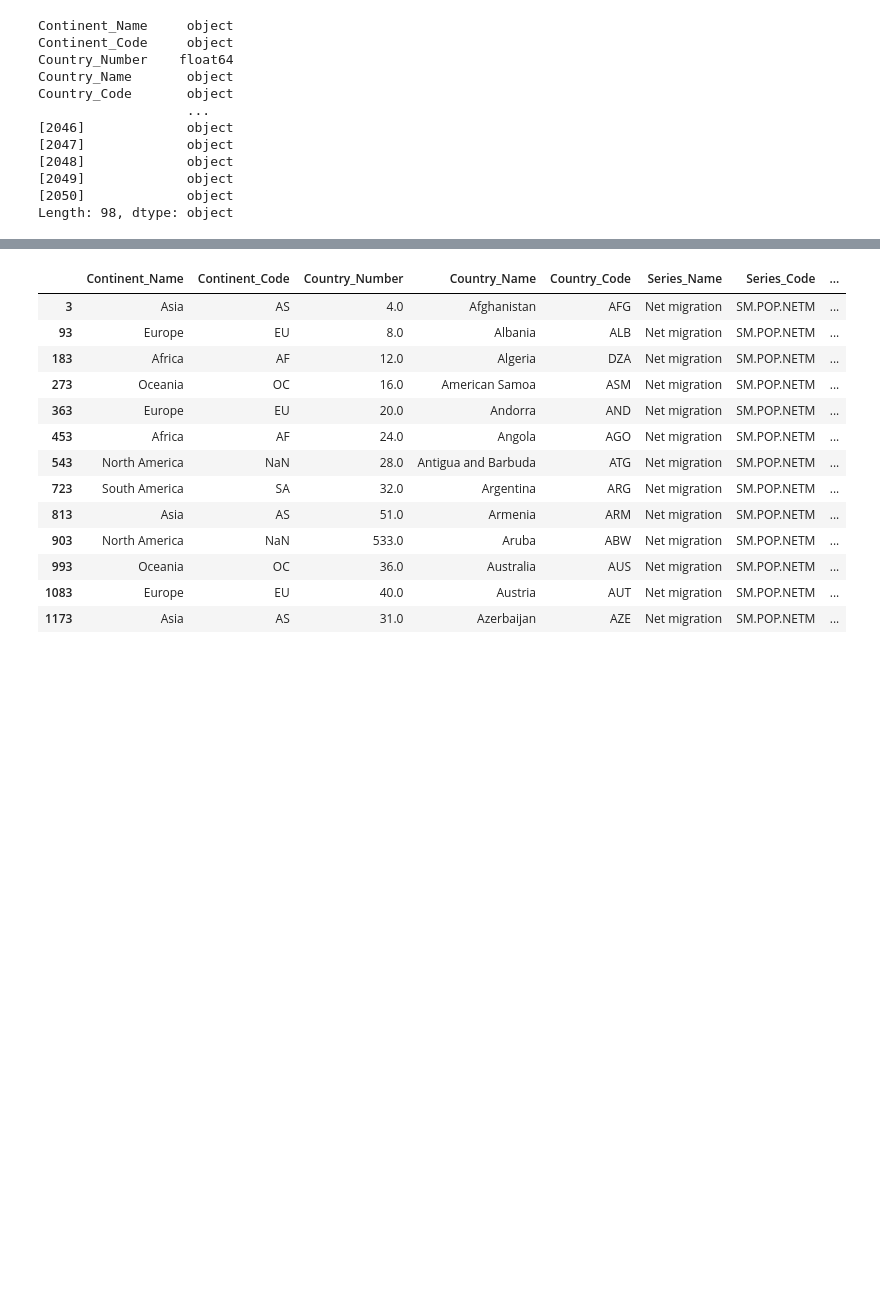
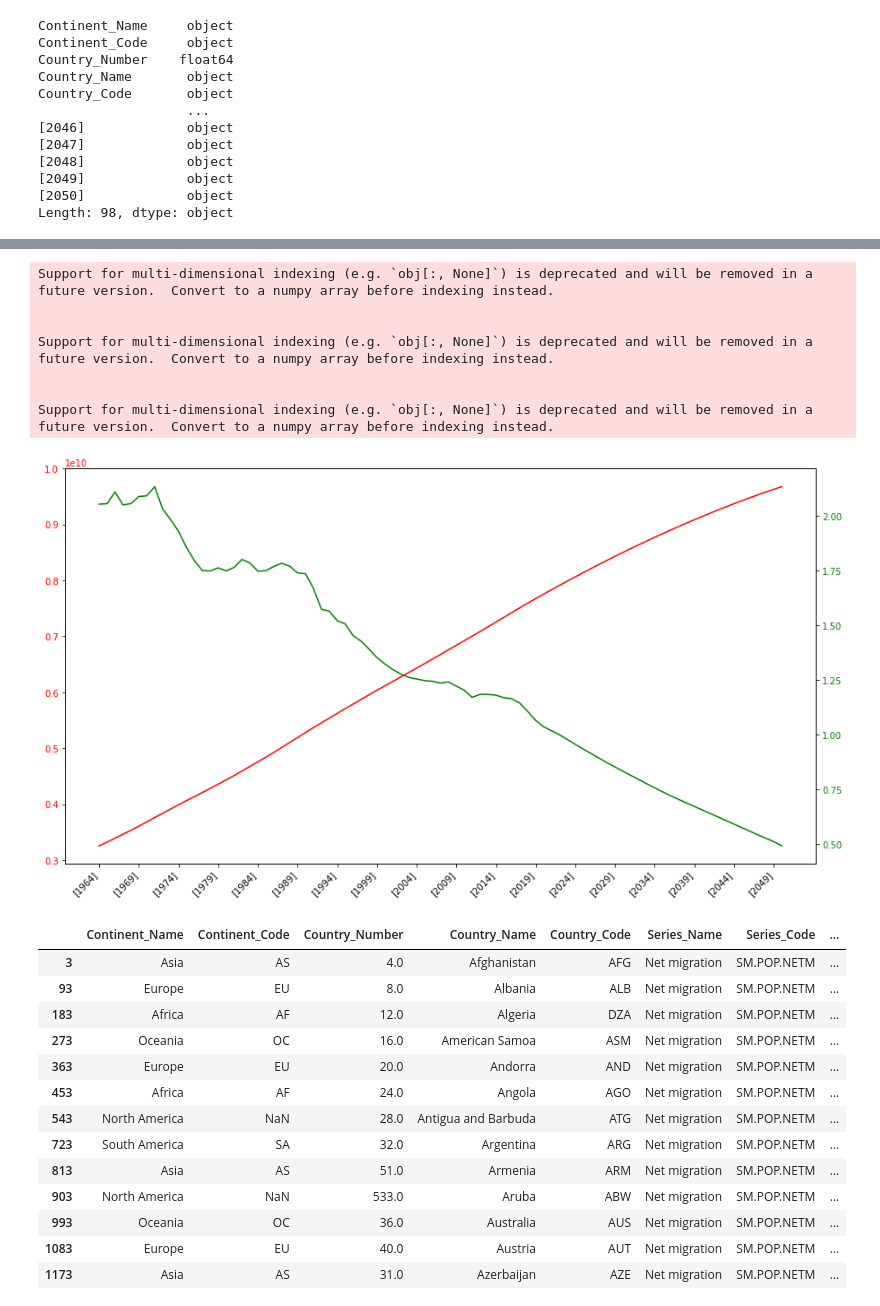
Before and after one commit to devkisdesai/CMPE255-Team-6-Project-Fall-2021-, a Jupyter notebook: EDA.ipynb, the cells around one changed output, grey strips where cells are left out. Drawn from its saved outputs; the diff is of its cells as text; code cells hidden in the pictures; blank space fills up the shorter version.

```diff
--- a/EDA.ipynb
+++ b/EDA.ipynb
@@ -73,6 +100,10 @@ pop_data.head(15)
 # %%
-non_nation_str = ["Arab World", "High income", "IBRD only", "IDA & IBRD total", "IDA blend", "IDA only", "IDA total", "Late-demographic dividend", "Post-demographic dividend", "Sub-Saharan Africa", "Upper middle income","World", "Africa Eastern and Southern", "Africa Western and Central", "Central Europe and the Baltics", "Early-demographic dividend", "East Asia & Pacific", "East Asia & Pacific (excluding high income)", "East Asia & Pacific (IDA & IBRD countries)", "Euro area", "Europe & Central Asia", "Europe & Central Asia (excluding high income)", "Europe & Central Asia (IDA & IBRD countries)", "European Union", "Fragile and conflict affected situations", "Heavily indebted poor countries (HIPC)", "Latin America & Caribbean", "Latin America & Caribbean (excluding high income)", "Latin America & the Caribbean (IDA & IBRD countries)", "Least developed countries: UN classification", "Low & middle income", "Low income", "Lower middle income", "Middle East & North Africa", "Middle East & North Africa (excluding high income)", "Middle East & North Africa (IDA & IBRD countries)", "Middle income", "Not classified", "OECD members", "Other small states", "Pre-demographic dividend", "Small states", "South Asia", "South Asia (IDA & IBRD)", "Sub-Saharan Africa (excluding high income)", "Sub-Saharan Africa (IDA & IBRD countries)"]
-nation_data = pop_data[~pop_data.Country_Name.isin(non_nation_str)]
-non_nation_data = pop_data[pop_data.Country_Name.isin(non_nation_str)]
-non_nation_data = non_nation_data.iloc[: , 3:] # Removing Continent Codes for non-Nations (Will be NA anyway)
+country_data = pop_data[pop_data.Country_Code.isin(country_codes)]
+non_country_data = pop_data[~pop_data.Country_Code.isin(country_codes)]
+non_country_data = non_country_data.iloc[: , 3:] # Removing Continent Codes for non-Nations (Will be NA anyway)
+
+# non_nation_str = ["Arab World", "High income", "IBRD only", "IDA & IBRD total", "IDA blend", "IDA only", "IDA total", "Late-demographic dividend", "Post-demographic dividend", "Sub-Saharan Africa", "Upper middle income","World", "Africa Eastern and Southern", "Africa Western and Central", "Central Europe and the Baltics", "Early-demographic dividend", "East Asia & Pacific", "East Asia & Pacific (excluding high income)", "East Asia & Pacific (IDA & IBRD countries)", "Euro area", "Europe & Central Asia", "Europe & Central Asia (excluding high income)", "Europe & Central Asia (IDA & IBRD countries)", "European Union", "Fragile and conflict affected situations", "Heavily indebted poor countries (HIPC)", "Latin America & Caribbean", "Latin America & Caribbean (excluding high income)", "Latin America & the Caribbean (IDA & IBRD countries)", "Least developed countries: UN classification", "Low & middle income", "Low income", "Lower middle income", "Middle East & North Africa", "Middle East & North Africa (excluding high income)", "Middle East & North Africa (IDA & IBRD countries)", "Middle income", "Not classified", "OECD members", "Other small states", "Pre-demographic dividend", "Small states", "South Asia", "South Asia (IDA & IBRD)", "Sub-Saharan Africa (excluding high income)", "Sub-Saharan Africa (IDA & IBRD countries)"]
+# nation_data = pop_data[~pop_data.Country_Name.isin(non_nation_str)]
+# non_nation_data = pop_data[pop_data.Country_Name.isin(non_nation_str)]
+# non_nation_data = non_nation_data.iloc[: , 3:]
 # %%
@@ -204,6 +281,37 @@ plt.legend(["World"])
 # %% [output]
 <matplotlib.legend.Legend at 0x...>
 [figure]
+# %%
+# General visualizations - world population vs growth rate
+# world_total_plt = preparePlot(world_total)
+world_total_plot = world_total_plot.rename(columns={"World": "population"})
+# world_growth_plt = preparePlot(world_growth)
+world_growth_plot = world_growth_plot.rename(columns={"World": "growth"})
+
+world_data = pd.merge(world_total_plot, world_growth_plot, left_index=True, right_index=True)
+
+
+fig, ax = plt.subplots()
+
+ax.plot(world_data.index, world_data['population'], color='red')
+ax.tick_params(axis='y', labelcolor='red')
+ax2 = ax.twinx()
+
+ax2.plot(world_data.index, world_data['growth'], color='green')
+ax2.tick_params(axis='y', labelcolor='green')
+fig.autofmt_xdate(rotation=45)
+ax_ticks = np.array(ax.get_xticks())
+ax.set_xticks(ax_ticks[::5])
+plt.show()
+# %% [output]
+Support for multi-dimensional indexing (e.g. `obj[:, None]`) is deprecated and will be removed in a future version.  Convert to a numpy array before indexing instead.
+
+
+Support for multi-dimensional indexing (e.g. `obj[:, None]`) is deprecated and will be removed in a future version.  Convert to a numpy array before indexing instead.
+
+
+Support for multi-dimensional indexing (e.g. `obj[:, None]`) is deprecated and will be removed in a future version.  Convert to a numpy array before indexing instead.
+[figure, added]
 # %%
 pop_migration.head(15)
 # %% [output]
```
Also changed, not shown: parts of 18 cells of this notebook.
